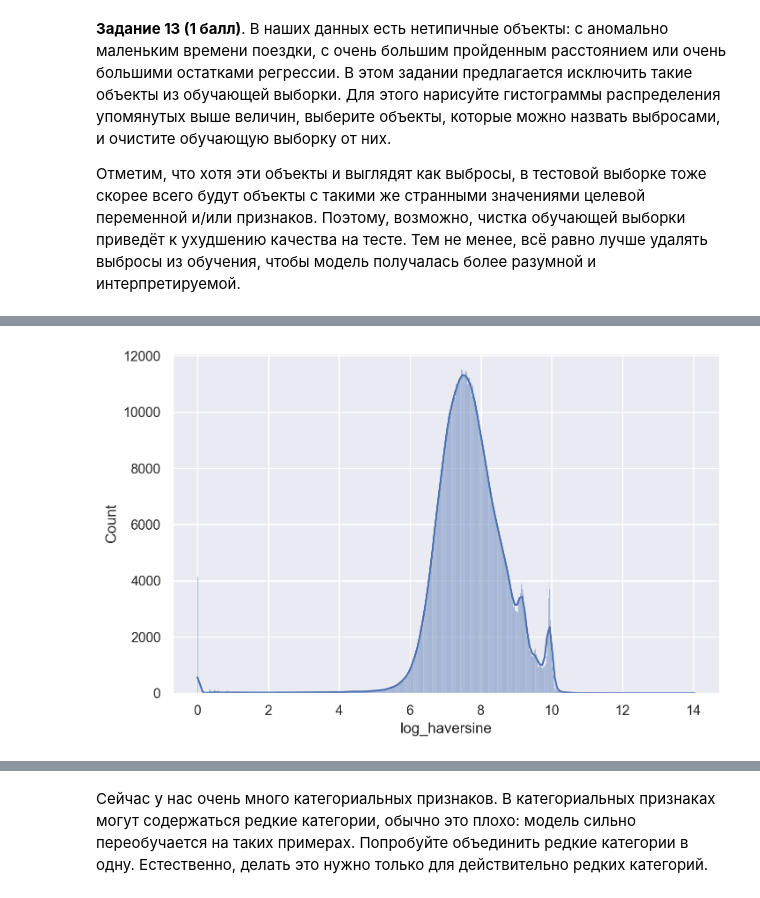
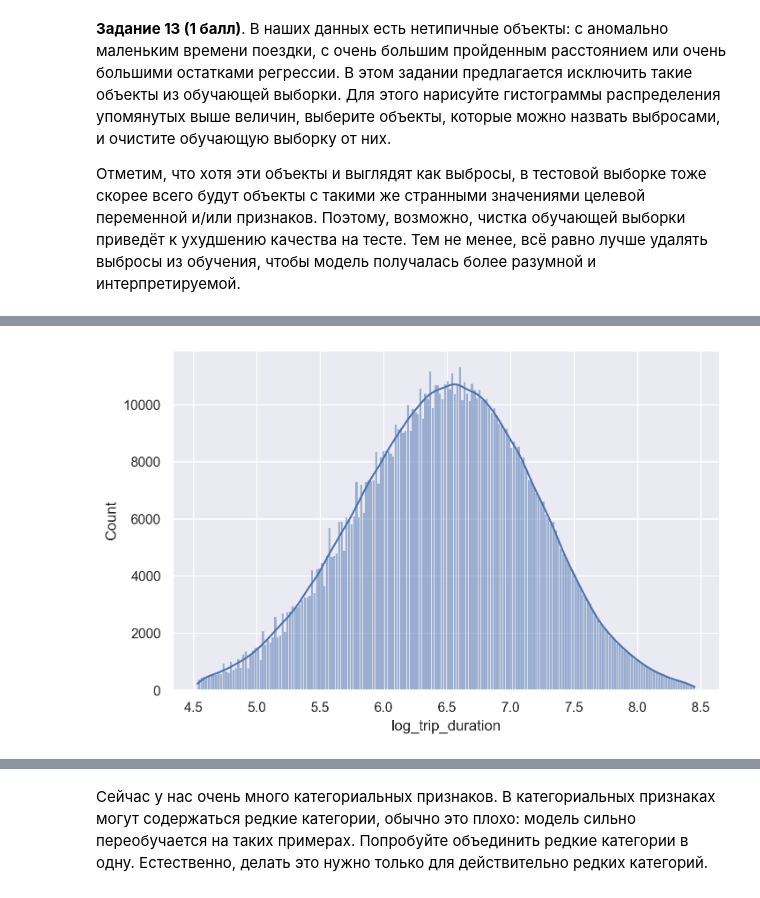
Before and after one commit to Nojatij/ml_courses, a Jupyter notebook: 1_st_course/homework/hw2/homework-practice-02-linregr.ipynb, the cells around one changed output, grey strips where cells are left out. Saved outputs shown, nothing was run; the diff lists cells and outputs as text; code cells hidden in the pictures.

```diff
--- a/1_st_course/homework/hw2/homework-practice-02-linregr.ipynb
+++ b/1_st_course/homework/hw2/homework-practice-02-linregr.ipynb
@@ -759,5 +784,14 @@ plt.show()
-# %%
-sns.histplot(X_train.log_haversine, kde = True)
-plt.show()
-# %% [output]
-[figure, removed]
+# %%
+# Нахождение квантиля
+quantile_value_max = y_train['log_trip_duration'].quantile(0.75)
+quantile_value_min = y_train['log_trip_duration'].quantile(0.25)
+iqr = quantile_value_max - quantile_value_min
+lower_bound = quantile_value_min - 1.5 * iqr
+upper_bound = quantile_value_max + 1.5 * iqr
+# Фильтрация данных и удаление строк, основываясь на квантиле
+y_train = y_train[(lower_bound < y_train['log_trip_duration']) & (y_train['log_trip_duration'] < upper_bound)]
+
+sns.histplot(y_train.log_trip_duration, kde = True)
+plt.show()
+# %% [output]
+[figure, added]
```
Also changed, not shown: parts of 10 cells of this notebook.
